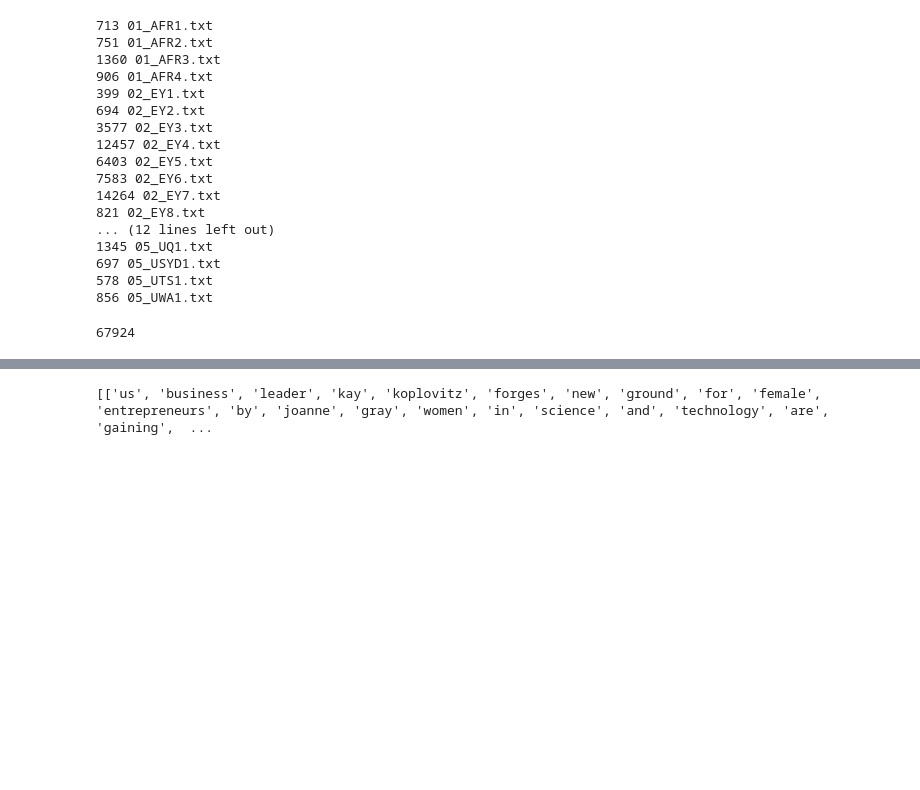
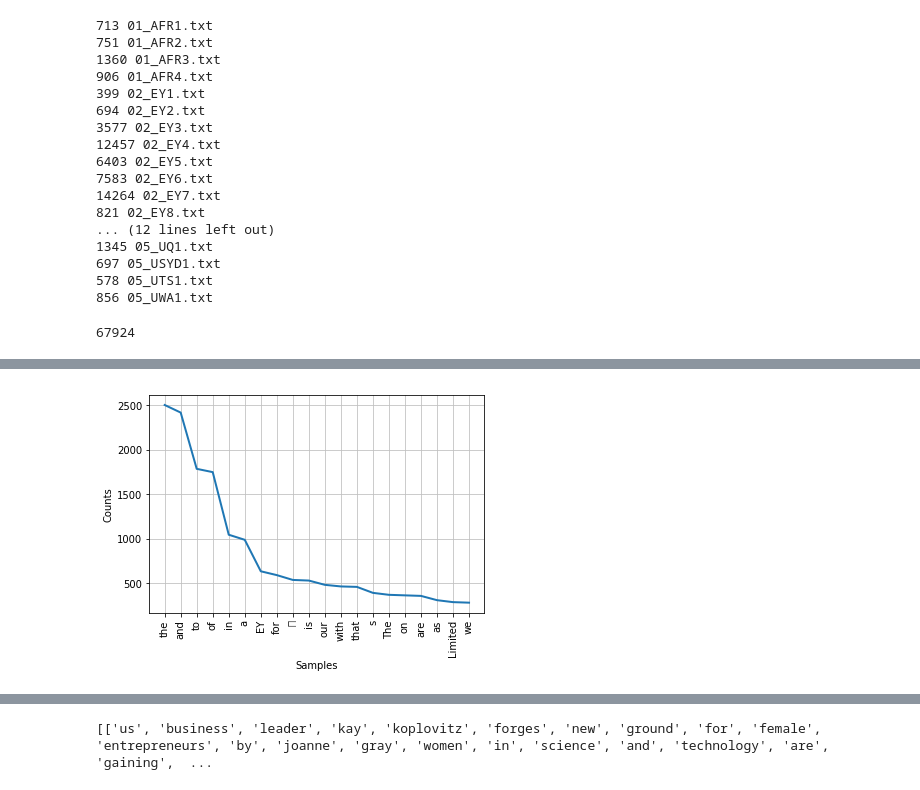
Before and after one commit to mlcurva77/Assignments, a Jupyter notebook: ML2019_ID10885123_A2.ipynb, the cells around one changed output, grey strips where cells are left out. Saved outputs shown, nothing was run; the diff lists cells and outputs as text; code cells hidden in the pictures; blank space fills up the shorter version.

```diff
--- a/ML2019_ID10885123_A2.ipynb
+++ b/ML2019_ID10885123_A2.ipynb
@@ -126,0 +169,5 @@ print(tokenized_sent[0])
+# %%
+# Words breaks text paragraphs into words. Note that punctuations are treated as individual words in tokenization.
+
+tokenized_word = corpus.words()
+print(tokenized_word[:60])
@@ -126,0 +215,8 @@ print(tokenized_sent[0])
+# %%
+# The graph below shows the most common words across all 28 documents prior to performing additional transformation in the text.
+
+import matplotlib.pyplot as plt
+fdist.plot(20,cumulative=False)
+plt.show()
+# %% [output]
+[figure, added]
```
Also changed, not shown: parts of 69 cells of this notebook.
